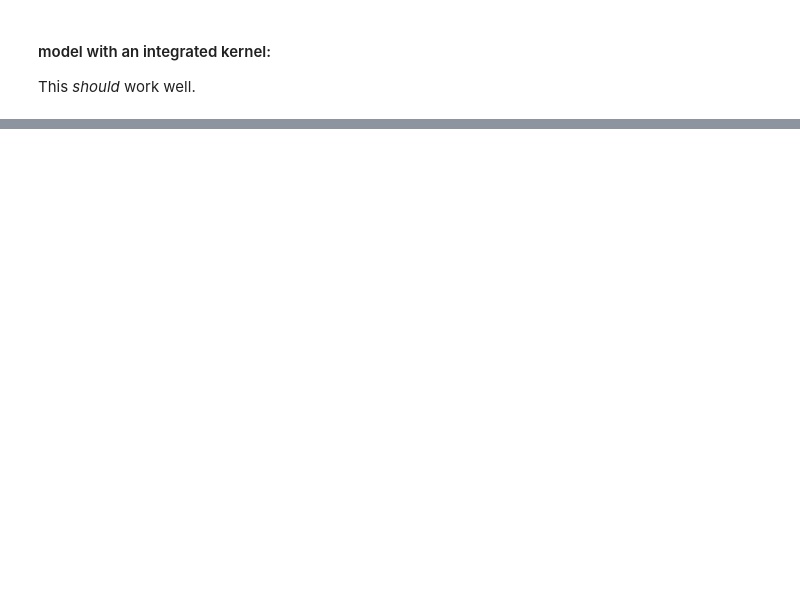
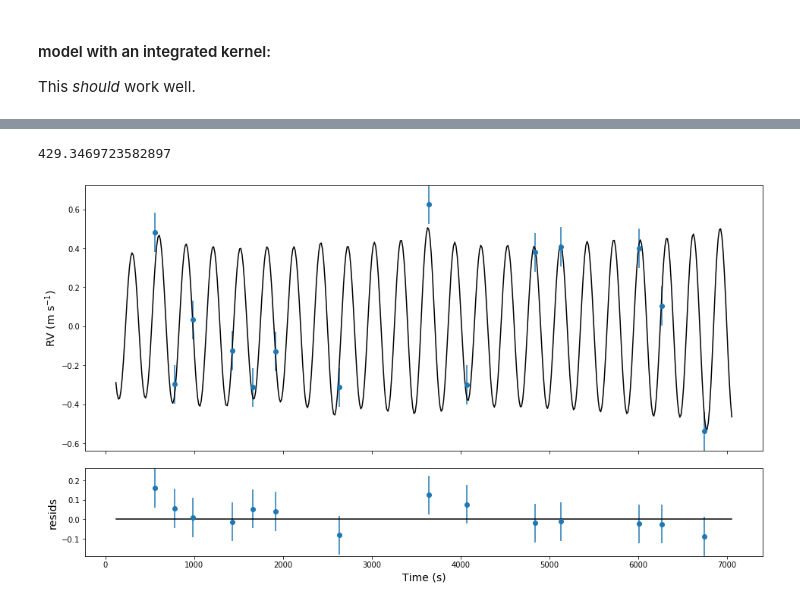
Before and after one commit to megbedell/pmodes, a Jupyter notebook: experiments/hello-integrated-world.ipynb, the cells around one changed output, grey strips where cells are left out. Saved outputs shown, nothing was run; the diff lists cells and outputs as text; code cells hidden in the pictures; blank space fills up the shorter version.

```diff
--- a/experiments/hello-integrated-world.ipynb
+++ b/experiments/hello-integrated-world.ipynb
@@ -161,0 +197,34 @@ ax1.set_title('GP with integrated SHO kernel', fontsize=16);
+# %%
+print(np.sum((y_dense - mu)**2/var))
+# %% [output]
+429.3469723582897
+# %%
+y = y_obs
+y_err = yerr_obs
+y_resid = y_obs - y_pred
+x = t_obs
+
+y_model = mu
+x_model = t_dense
+# %%
+# same m/s/inch
+ylim_data = [np.min(y-y_err), np.max(y+y_err)] # 20% above/below max/min errorbar
+ylim_resids = [np.min(y_resid-y_err), np.max(y_resid+y_err)]
+height_ratios = [(ylim_data[1] - ylim_data[0]) / (ylim_resids[1] - ylim_resids[0]), 1]
+
+
+fig, (ax1,ax2) = plt.subplots(2, 1, figsize=(16,9), sharex=True,
+                              gridspec_kw={'height_ratios':height_ratios, 'hspace':0.1})
+ax1.plot(x_model, y_model, label='model', c='k')
+ax1.errorbar(x, y, y_err, label='data', ls='', marker='o')
+ax1.set_ylim(ylim_data)
+
+ax2.plot(x_model, np.zeros_like(x_model), c='k')
+ax2.errorbar(x, y_resid, y_err, ls='', marker='o')
+ax2.set_ylim(ylim_resids)
+
+ax2.set_xlabel('Time (s)', fontsize=14)
+ax1.set_ylabel(r'RV (m s$^{-1}$)', fontsize=14)
+ax2.set_ylabel(r'resids', fontsize=14);
+# %% [output]
+[figure, added]
```
Also changed, not shown: parts of 9 cells of this notebook.
